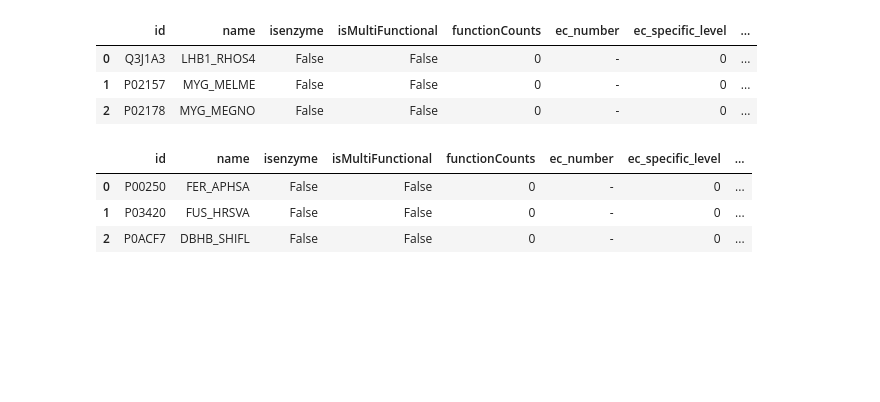
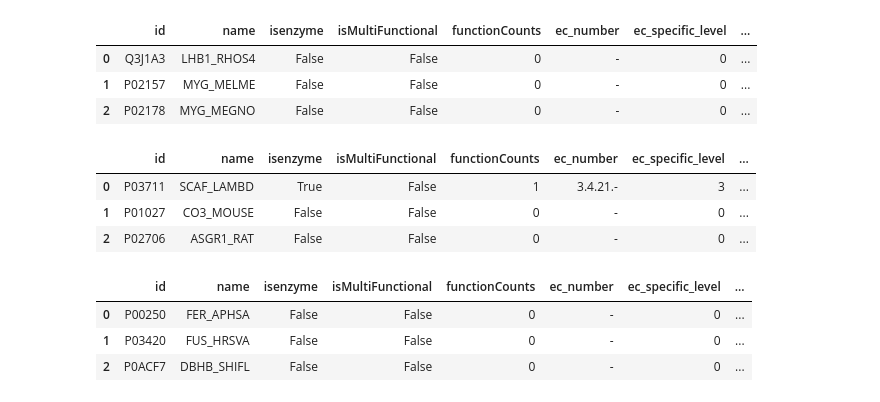
Before and after one commit to kingstdio/ECRECer, a Jupyter notebook: prepare_task_dataset.ipynb, the cells around one changed output. Cells and saved outputs as stored; diff of their text form; code cells hidden in the pictures; blank space fills up the shorter version.

```diff
--- a/prepare_task_dataset.ipynb
+++ b/prepare_task_dataset.ipynb
@@ -94,6 +101,9 @@ finished use time 227.446 s
 #加载数据并转换时间格式
 sprot2018 = pd.read_csv(f'{cfg.DIR_UNIPROT}sprot2018.tsv', sep='\t',header=0) #读入文件
 sprot2018 = mtool.convert_DF_dateTime(inputdf = sprot2018)
+
+sprot2020 = pd.read_csv(f'{cfg.DIR_UNIPROT}sprot2020.tsv', sep='\t',header=0) #读入文件
+sprot2020 = mtool.convert_DF_dateTime(inputdf = sprot2020)
 
 sprot2022 = pd.read_csv(f'{cfg.DIR_UNIPROT}sprot2022.tsv', sep='\t',header=0) #读入文件
 sprot2022 = mtool.convert_DF_dateTime(inputdf = sprot2022)
@@ -102,6 +112,9 @@ sprot2022 = mtool.convert_DF_dateTime(inputdf = sprot2022)
 #Drop Duplicates
 sprot2018.drop_duplicates(subset=['seq'], keep='first', inplace=True)
 sprot2018.reset_index(drop=True, inplace=True)
+sprot2020.drop_duplicates(subset=['seq'], keep='first', inplace=True)
+sprot2020.reset_index(drop=True, inplace=True)
+
 sprot2022.drop_duplicates(subset=['seq'], keep='first', inplace=True)
 sprot2022.reset_index(drop=True, inplace=True)
 # %%
@@ -111,6 +124,13 @@ sprot2018.head(3)
 | 0 | Q3J1A3 | LHB1_RHOS4 | False | False | 0 | - | 0 | ... |
 | 1 | P02157 | MYG_MELME | False | False | 0 | - | 0 | ... |
 | 2 | P02178 | MYG_MEGNO | False | False | 0 | - | 0 | ... |
+# %%
+sprot2020.head(3)
+# %% [output]
+|  | id | name | isenzyme | isMultiFunctional | functionCounts | ec_number | ec_specific_level | ... |
+| 0 | P03711 | SCAF_LAMBD | True | False | 1 | 3.4.21.- | 3 | ... |
+| 1 | P01027 | CO3_MOUSE | False | False | 0 | - | 0 | ... |
+| 2 | P02706 | ASGR1_RAT | False | False | 0 | - | 0 | ... |
 # %%
 sprot2022.head(3)
 # %% [output]
```
Also changed, not shown: parts of 18 cells of this notebook, 13 other files.
